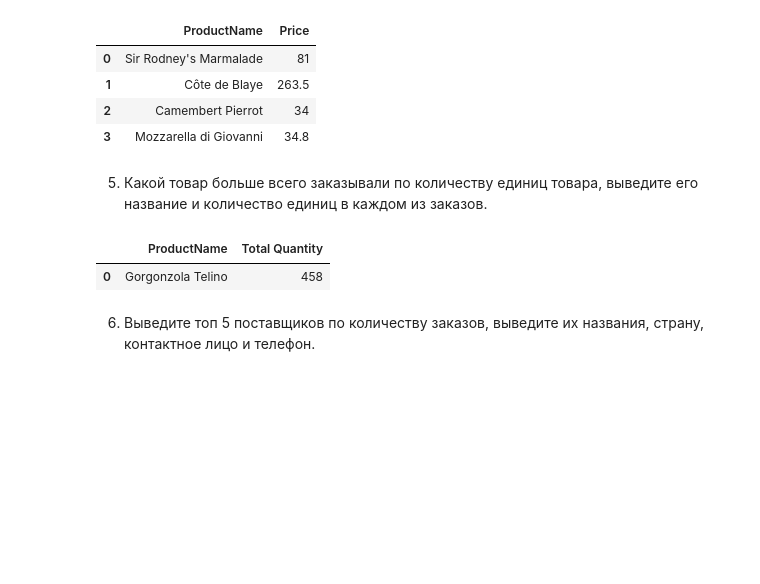
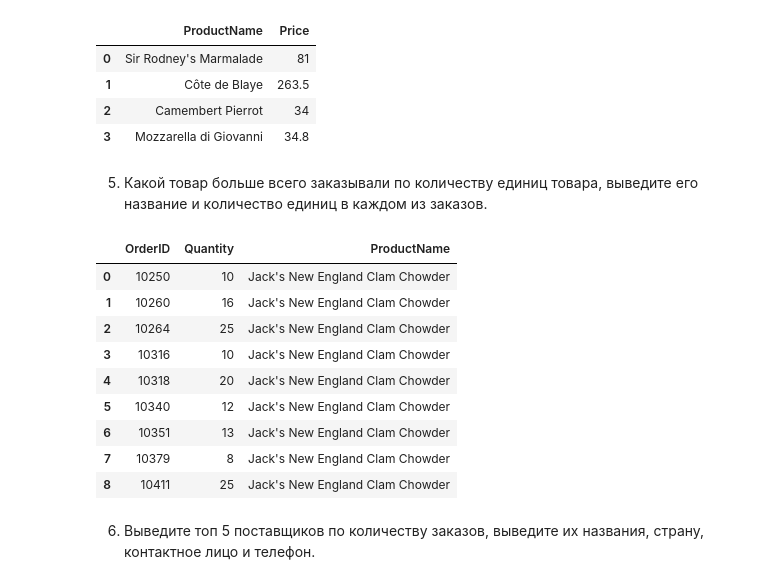
Before and after one commit to omutninsk/sql_1, a Jupyter notebook: HW_1_sql.ipynb, the cells around one changed output. Saved outputs shown, nothing was run; the diff lists cells and outputs as text; code cells hidden in the pictures; blank space fills up the shorter version.

```diff
--- a/HW_1_sql.ipynb
+++ b/HW_1_sql.ipynb
@@ -138,20 +142,26 @@ pd.read_sql(
 # %%
 tasks+=1
 pd.read_sql(
     '''
-    SELECT ProductName, SUM(Quantity) as 'Total Quantity'
-    FROM OrderDetails
-    JOIN Products
-    ON OrderDetails.ProductID = Products.ProductID
-    GROUP BY ProductName
-    ORDER BY SUM(Quantity) DESC
-    LIMIT 1
+    SELECT Orders.OrderID, OrderDetails.Quantity, Products.ProductName
+    FROM Orders
+    JOIN OrderDetails ON Orders.OrderID = OrderDetails.OrderID
+    JOIN Products ON OrderDetails.ProductID = Products.ProductID
+    WHERE Products.Price = (SELECT MAX(Price) FROM Products)
     ''',
     con,
 )
 # %% [output]
-|  | ProductName | Total Quantity |
-| 0 | Gorgonzola Telino | 458 |
+|  | OrderID | Quantity | ProductName |
+| 0 | 10250 | 10 | Jack's New England Clam Chowder |
+| 1 | 10260 | 16 | Jack's New England Clam Chowder |
+| 2 | 10264 | 25 | Jack's New England Clam Chowder |
+| 3 | 10316 | 10 | Jack's New England Clam Chowder |
+| 4 | 10318 | 20 | Jack's New England Clam Chowder |
+| 5 | 10340 | 12 | Jack's New England Clam Chowder |
+| 6 | 10351 | 13 | Jack's New England Clam Chowder |
+| 7 | 10379 | 8 | Jack's New England Clam Chowder |
+| 8 | 10411 | 25 | Jack's New England Clam Chowder |
 # %% [markdown]
 6. Выведите топ 5 поставщиков по количеству заказов, выведите их названия, страну, контактное лицо и телефон.
 # %%
```
Also changed, not shown: parts of 10 cells of this notebook.
